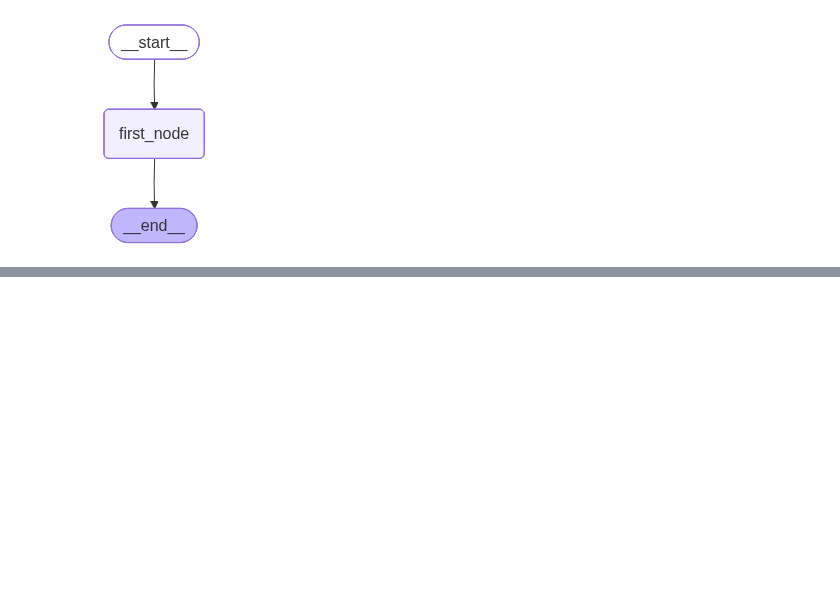
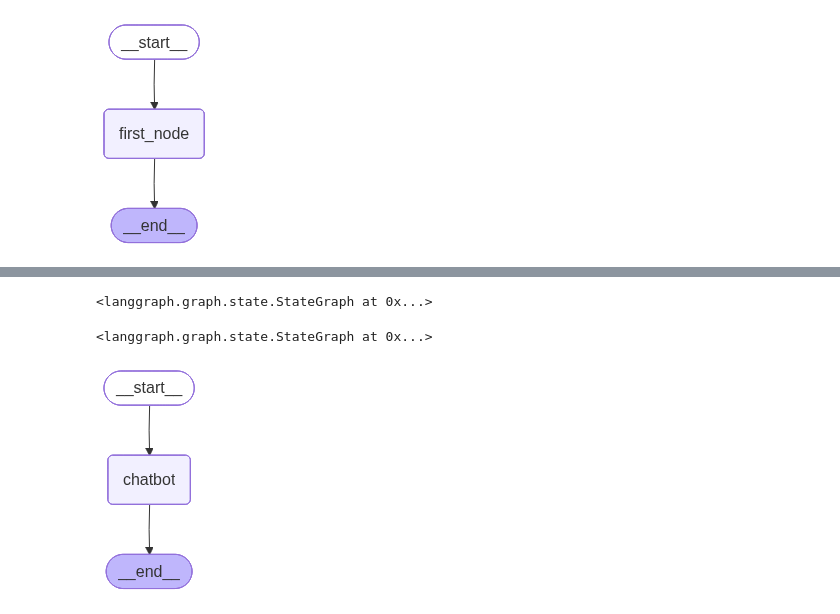
Before and after one commit to Soroushav/practice_agenticAI, a Jupyter notebook: 4_langgraph/lab_1.ipynb, the cells around one changed output, grey strips where cells are left out. Saved outputs shown, nothing was run; the diff lists cells and outputs as text; code cells hidden in the pictures; blank space fills up the shorter version.

```diff
--- a/4_langgraph/lab_1.ipynb
+++ b/4_langgraph/lab_1.ipynb
@@ -94,0 +80,26 @@ TypeError: chat() takes 1 positional argument but 2 were given
+# %%
+class State(BaseModel):
+    messages: Annotated[list, add_messages]
+# %%
+graph_builder = StateGraph(State)
+# %%
+llm = ChatOpenAI(model='gpt-4o-mini')
+
+def chatbot_node(old_state: State) -> State:
+    response = llm.invoke(old_state.messages)
+    new_state = State(messages=[response])
+    return new_state
+
+graph_builder.add_node("chatbot", chatbot_node)
+# %% [output]
+<langgraph.graph.state.StateGraph at 0x...>
+# %%
+graph_builder.add_edge(START, "chatbot")
+graph_builder.add_edge("chatbot", END)
+# %% [output]
+<langgraph.graph.state.StateGraph at 0x...>
+# %%
+graph = graph_builder.compile()
+display(Image(graph.get_graph().draw_mermaid_png()))
+# %% [output]
+[figure, added]
```
Also changed, not shown: parts of 3 cells of this notebook, 7 other files.
